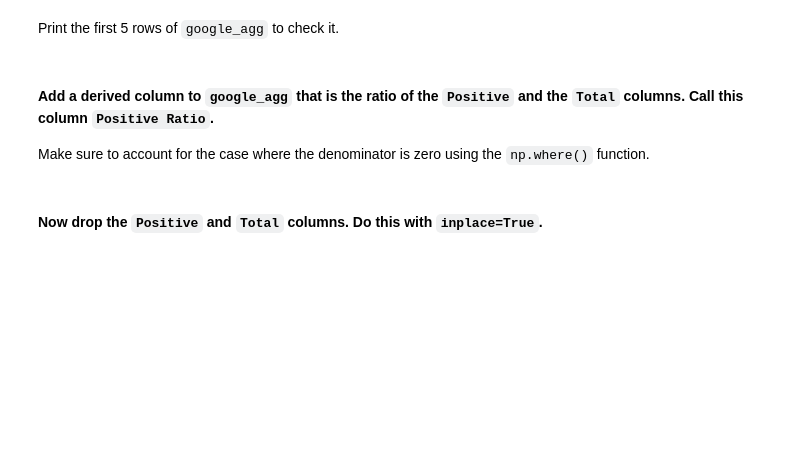
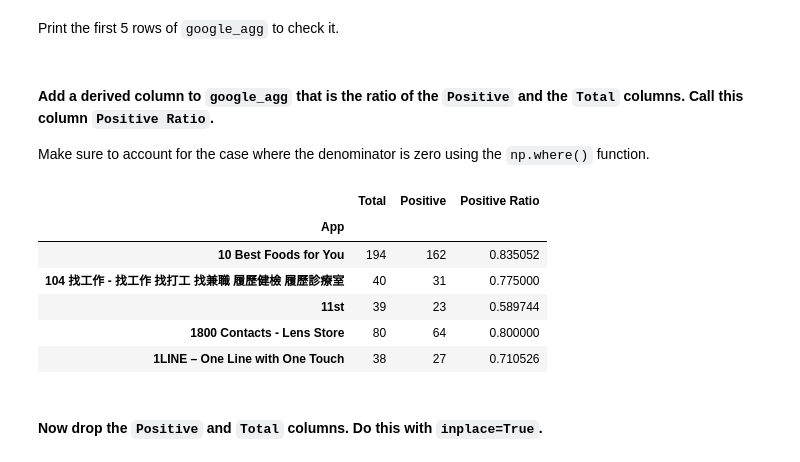
Before and after one commit to ta-data-bcn/lab-supervised-learning-feature-extraction, a Jupyter notebook: your-code/notebooks/main.ipynb, the cells around one changed output. Saved outputs shown, nothing was run; the diff lists cells and outputs as text; code cells hidden in the pictures; blank space fills up the shorter version.

```diff
--- a/your-code/notebooks/main.ipynb
+++ b/your-code/notebooks/main.ipynb
@@ -489,3 +508,10 @@ def positive_function(x):
         The number of occurrences of `Positive` in the column data.
     """
     return 0
+# %%
+positives = review_missing_removed.loc[review_missing_removed['Sentiment'] == 'Positive']
+# %%
+#now that we have all the positives in sentiment, we do the same than with total_apps
+total_positives = positives.groupby('App').count()
+total_positives.drop(columns=['Translated_Review', 'Sentiment_Polarity', 'Sentiment_Subjectivity'], inplace = True)
+total_positives.head()
@@ -491,0 +526,4 @@ def positive_function(x):
+# %%
+#now we have to merge one with the other
+google_agg = pd.merge(total_apps,total_positives, on='App')
+google_agg.head()
@@ -518,2 +574,13 @@ Make sure to account for the case where the denominator is zero using the `np.wh
+# %%
+google_agg['Positive Ratio'] = google_agg.Positive / google_agg.Total
+google_agg.head()
+# %% [output]
+|  | Total | Positive | Positive Ratio |
+| App |  |  |  |
+| 10 Best Foods for You | 194 | 162 | 0.835052 |
+| 104 找工作 - 找工作 找打工 找兼職 履歷健檢 履歷診療室 | 40 | 31 | 0.775000 |
+| 11st | 39 | 23 | 0.589744 |
+| 1800 Contacts - Lens Store | 80 | 64 | 0.800000 |
+| 1LINE – One Line with One Touch | 38 | 27 | 0.710526 |
 # %% [markdown]
 #### Now drop the `Positive` and `Total` columns. Do this with `inplace=True`.
```
Also changed, not shown: parts of 17 cells of this notebook.
